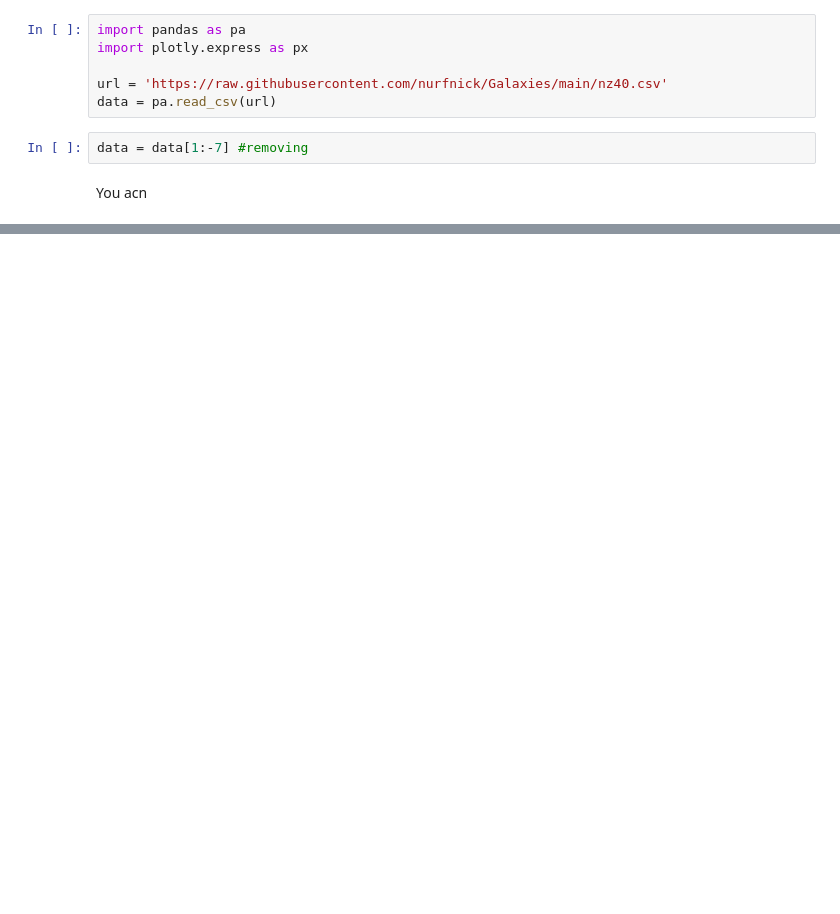
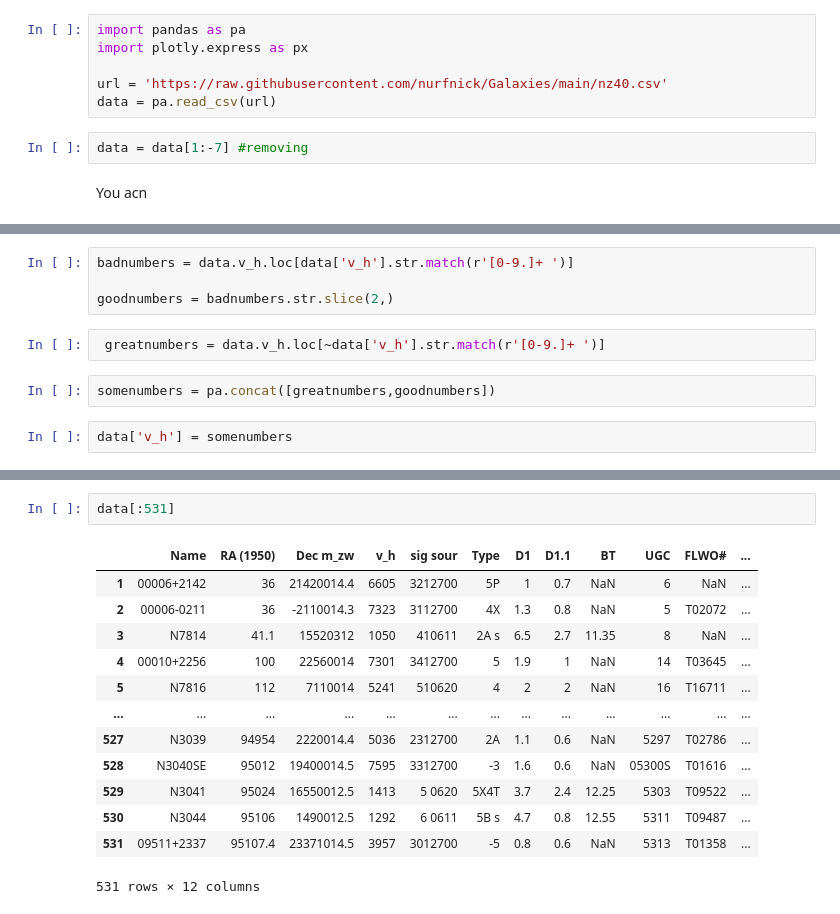
Before and after one commit to nurfnick/Galaxies, a Jupyter notebook: Python.ipynb, the cells around one changed output, grey strips where cells are left out. Cells and saved outputs as stored; diff of their text form; blank space fills up the shorter version.

```diff
--- a/Python.ipynb
+++ b/Python.ipynb
@@ -31,0 +52,10 @@ Name: RA (1950), Length: 2396, dtype: object
+# %%
+badnumbers = data.v_h.loc[data['v_h'].str.match(r'[0-9.]+ ')]
+
+goodnumbers = badnumbers.str.slice(2,)
+# %%
+ greatnumbers = data.v_h.loc[~data['v_h'].str.match(r'[0-9.]+ ')]
+# %%
+somenumbers = pa.concat([greatnumbers,goodnumbers])
+# %%
+data['v_h'] = somenumbers
@@ -31,0 +107,16 @@ Name: RA (1950), Length: 2396, dtype: object
+# %%
+data[:531]
+# %% [output]
+|  | Name | RA (1950) | Dec m_zw | v_h | sig sour | Type | D1 | D1.1 | BT | UGC | FLWO# | ... |
+| 1 | 00006+2142 | 36 | 21420014.4 | 6605 | 3212700 | 5P | 1 | 0.7 | NaN | 6 | NaN | ... |
+| 2 | 00006-0211 | 36 | -2110014.3 | 7323 | 3112700 | 4X | 1.3 | 0.8 | NaN | 5 | T02072 | ... |
+| 3 | N7814 | 41.1 | 15520312 | 1050 | 410611 | 2A s | 6.5 | 2.7 | 11.35 | 8 | NaN | ... |
+| 4 | 00010+2256 | 100 | 22560014 | 7301 | 3412700 | 5 | 1.9 | 1 | NaN | 14 | T03645 | ... |
+| 5 | N7816 | 112 | 7110014 | 5241 | 510620 | 4 | 2 | 2 | NaN | 16 | T16711 | ... |
+| ... | ... | ... | ... | ... | ... | ... | ... | ... | ... | ... | ... | ... |
+| 527 | N3039 | 94954 | 2220014.4 | 5036 | 2312700 | 2A | 1.1 | 0.6 | NaN | 5297 | T02786 | ... |
+| 528 | N3040SE | 95012 | 19400014.5 | 7595 | 3312700 | -3 | 1.6 | 0.6 | NaN | 05300S | T01616 | ... |
+| 529 | N3041 | 95024 | 16550012.5 | 1413 | 5 0620 | 5X4T | 3.7 | 2.4 | 12.25 | 5303 | T09522 | ... |
+| 530 | N3044 | 95106 | 1490012.5 | 1292 | 6 0611 | 5B s | 4.7 | 0.8 | 12.55 | 5311 | T09487 | ... |
+| 531 | 09511+2337 | 95107.4 | 23371014.5 | 3957 | 3012700 | -5 | 0.8 | 0.6 | NaN | 5313 | T01358 | ... |
+531 rows × 12 columns
```
Also changed, not shown: parts of 7 cells of this notebook.
